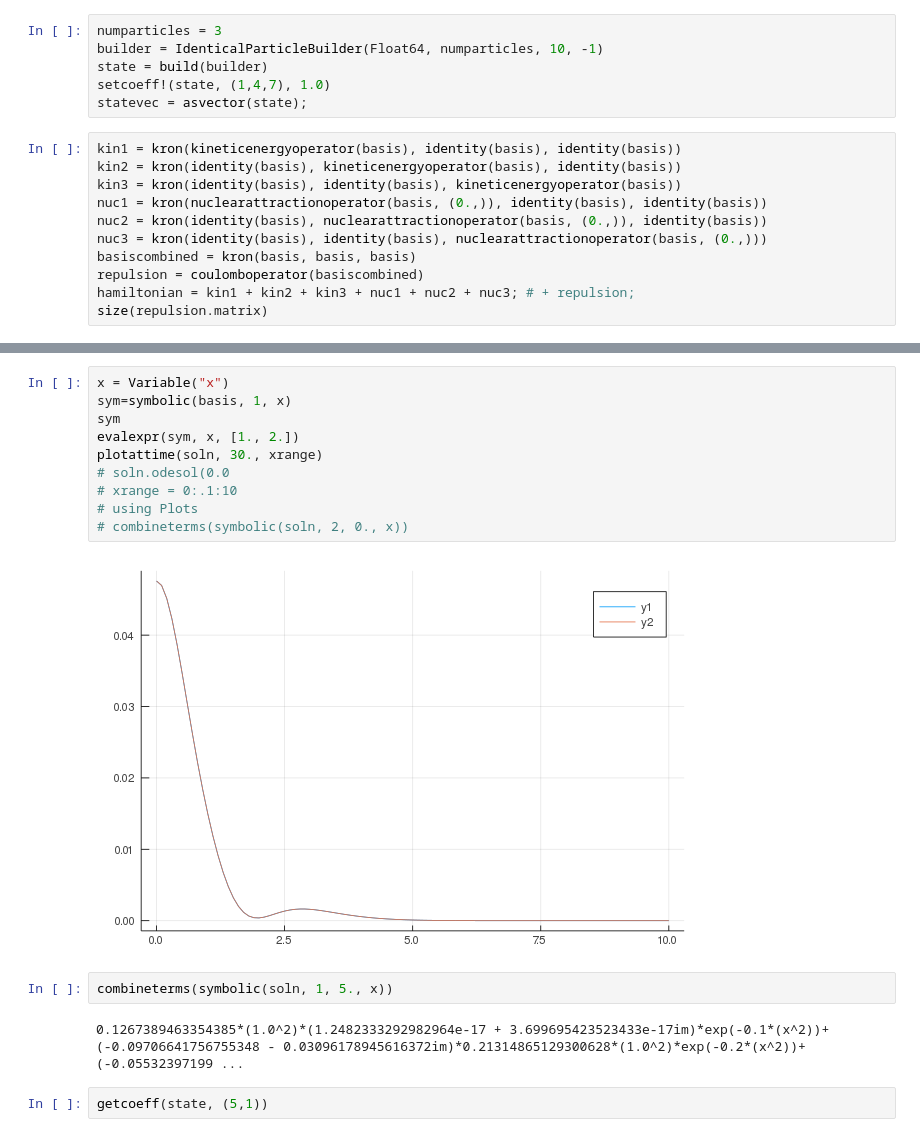
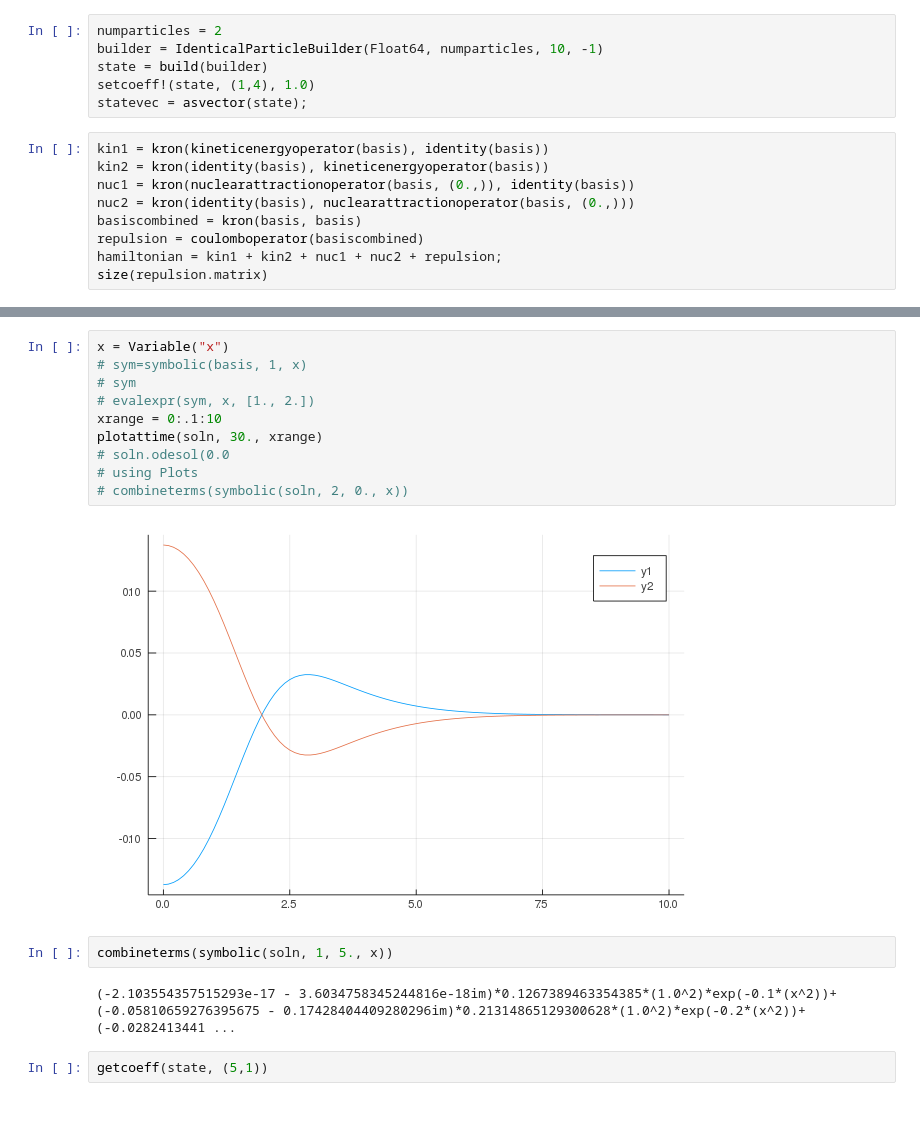
Before and after one commit to dmeklund/laconic, a Jupyter notebook: notebooks/two_electron.ipynb, the cells around one changed output, grey strips where cells are left out. Saved outputs shown, nothing was run; the diff lists cells and outputs as text.

Commit message:
two_electron notebook update, support computing determinant of symbolic matrix

```diff
--- a/notebooks/two_electron.ipynb
+++ b/notebooks/two_electron.ipynb
@@ -16,18 +20,16 @@ basiscombined = kron(basis, basis);
 # %%
-numparticles = 3
+numparticles = 2
 builder = IdenticalParticleBuilder(Float64, numparticles, 10, -1)
 state = build(builder)
-setcoeff!(state, (1,4,7), 1.0)
+setcoeff!(state, (1,4), 1.0)
 statevec = asvector(state);
 # %%
-kin1 = kron(kineticenergyoperator(basis), identity(basis), identity(basis))
-kin2 = kron(identity(basis), kineticenergyoperator(basis), identity(basis))
-kin3 = kron(identity(basis), identity(basis), kineticenergyoperator(basis))
-nuc1 = kron(nuclearattractionoperator(basis, (0.,)), identity(basis), identity(basis))
-nuc2 = kron(identity(basis), nuclearattractionoperator(basis, (0.,)), identity(basis))
-nuc3 = kron(identity(basis), identity(basis), nuclearattractionoperator(basis, (0.,)))
-basiscombined = kron(basis, basis, basis)
+kin1 = kron(kineticenergyoperator(basis), identity(basis))
+kin2 = kron(identity(basis), kineticenergyoperator(basis))
+nuc1 = kron(nuclearattractionoperator(basis, (0.,)), identity(basis))
+nuc2 = kron(identity(basis), nuclearattractionoperator(basis, (0.,)))
+basiscombined = kron(basis, basis)
 repulsion = coulomboperator(basiscombined)
-hamiltonian = kin1 + kin2 + kin3 + nuc1 + nuc2 + nuc3; # + repulsion;
+hamiltonian = kin1 + kin2 + nuc1 + nuc2 + repulsion;
 size(repulsion.matrix)
 # %% [output]
@@ -48,19 +42,19 @@ u: Array{Complex{Float64},1}[[0.0 + 0.0im, 0.0 + 0.0im, 0.0 + 0.0im, 0.0 + 0.0im
 # %%
 x = Variable("x")
-sym=symbolic(basis, 1, x)
-sym
-evalexpr(sym, x, [1., 2.])
+# sym=symbolic(basis, 1, x)
+# sym
+# evalexpr(sym, x, [1., 2.])
+xrange = 0:.1:10
 plotattime(soln, 30., xrange)
 # soln.odesol(0.0
-# xrange = 0:.1:10
 # using Plots
 # combineterms(symbolic(soln, 2, 0., x))
 # %% [output]
-[figure, old version]
+[figure, new version]
 # %%
 combineterms(symbolic(soln, 1, 5., x))
 # %% [output]
-0.1267389463354385*(1.0^2)*(1.2482333292982964e-17 + 3.699695423523433e-17im)*exp(-0.1*(x^2))+(-0.09706641756755348 - 0.03096178945616372im)*0.21314865129300628*(1.0^2)*exp(-0.2*(x^2))+(-0.05532397199 ...
+(-2.103554357515293e-17 - 3.6034758345244816e-18im)*0.1267389463354385*(1.0^2)*exp(-0.1*(x^2))+(-0.05810659276395675 - 0.17428404409280296im)*0.21314865129300628*(1.0^2)*exp(-0.2*(x^2))+(-0.0282413441 ...
 # %%
 getcoeff(state, (5,1))
 # %% [output]
```
Also changed, not shown: parts of 4 cells of this notebook, 3 other files.
